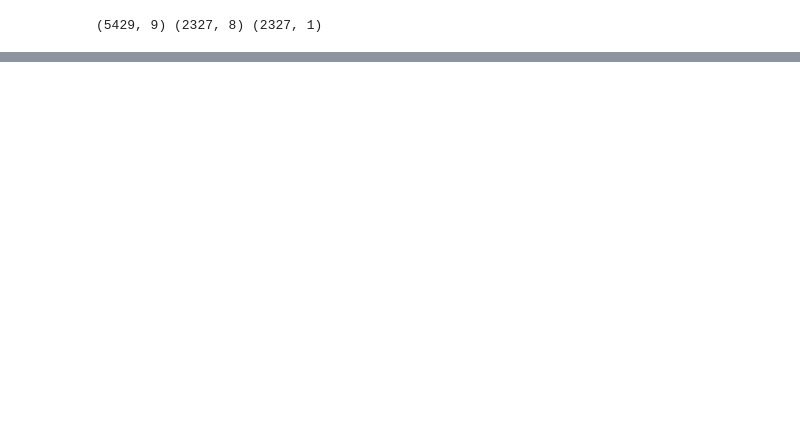
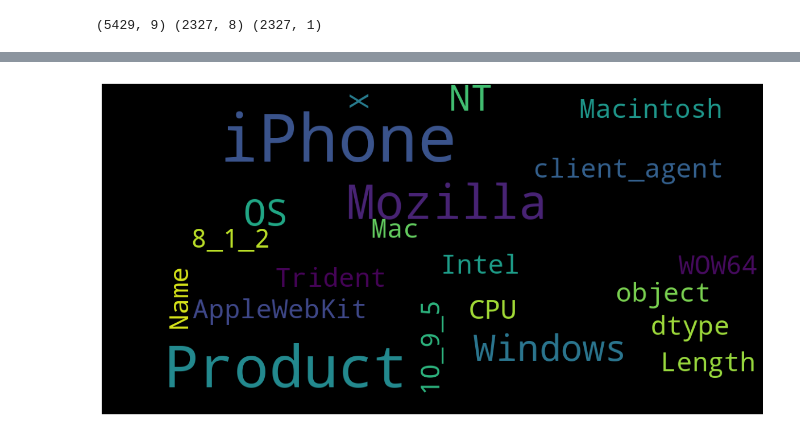
Before and after one commit to fuadashraful/ml-dl-cnn-practice, a Jupyter notebook: data-science/buyers-time-pred/buyers_time_pred.ipynb, the cells around one changed output, grey strips where cells are left out. Drawn from its saved outputs; the diff is of its cells as text; code cells hidden in the pictures; blank space fills up the shorter version.

```diff
--- a/data-science/buyers-time-pred/buyers_time_pred.ipynb
+++ b/data-science/buyers-time-pred/buyers_time_pred.ipynb
@@ -63,4 +65,5 @@ print(train.shape, test.shape, sample.shape)
 # %%
+## Feature Engineering
 dataset = pd.concat([train, test])
 dataset.reset_index(drop=True)
 dataset = dataset.sort_values(by=['session_id'])
@@ -78,6 +81,28 @@ dataset ["desktop"] = pd.Series(desktop)
 
 others = [int(i in ["Other","Unknown"]) for i in dataset["device"]]
 dataset["others"] = pd.Series(others)
+dataset["overallScore"] = dataset["purchased"]*0.9820073158772702 + dataset["added_in_cart"]*1 + dataset["checked_out"]*1.816082409501863
+
+dataset['date']= pd.to_datetime(dataset['date'])
+
+dataset["month"] = dataset['date'].dt.month
+dataset["year"] = dataset['date'].dt.year
+dataset["week"] = dataset['date'].dt.isocalendar().week
+dataset["dayOfWeek"] = dataset['date'].dt.dayofweek
+dataset["day"] = dataset["date"].dt.day
+
+dataset["dailyTraffic"] = dataset.groupby("date")["session_id"].transform("count")
+dataset["dailyTrafficPerDevice"] = dataset.groupby(["date","device"])["session_id"].transform("count")
+dataset["dailyTrafficPerbrowser"] = dataset.groupby(["date","browser"])["session_id"].transform("count")
+
+dataset["device_num"] = dataset["device"].replace({
+    "Other": 1,
+    "Unknown": 1,
+    "Android Tablet":2,
+    "iPhone":3,
+    "Android Phone":4,
+    "iPad":5, "Desktop":5
+})
 dataset.head()
 # %% [output]
 |  | session_id | session_number | client_agent | device_details | date | purchased | added_in_cart | ... |
@@ -88,0 +115,4 @@ dataset.head()
+# %%
+show_wordcloud(dataset['client_agent'])
+# %% [output]
+[figure, added]
```
Also changed, not shown: parts of 6 cells of this notebook.
